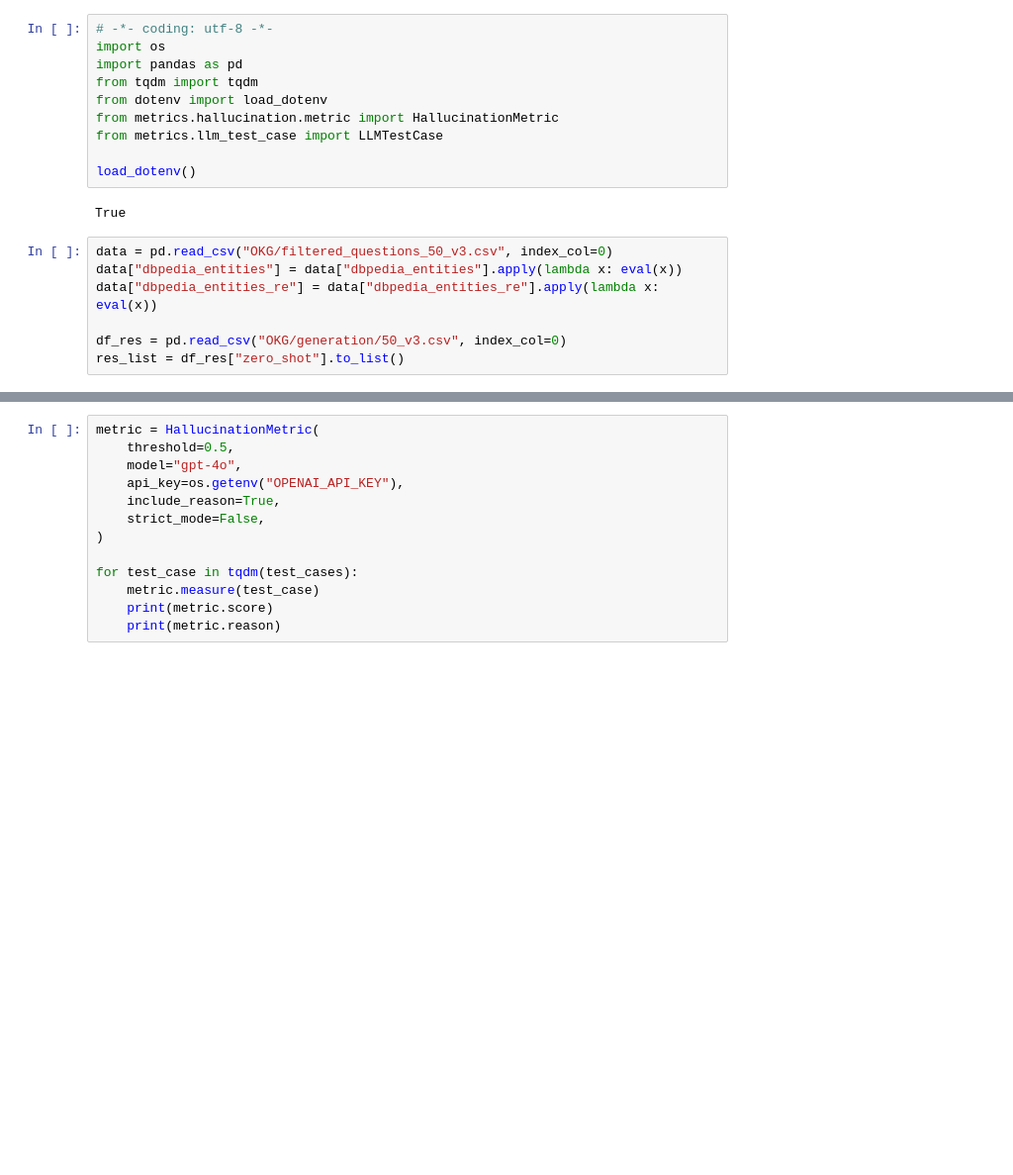
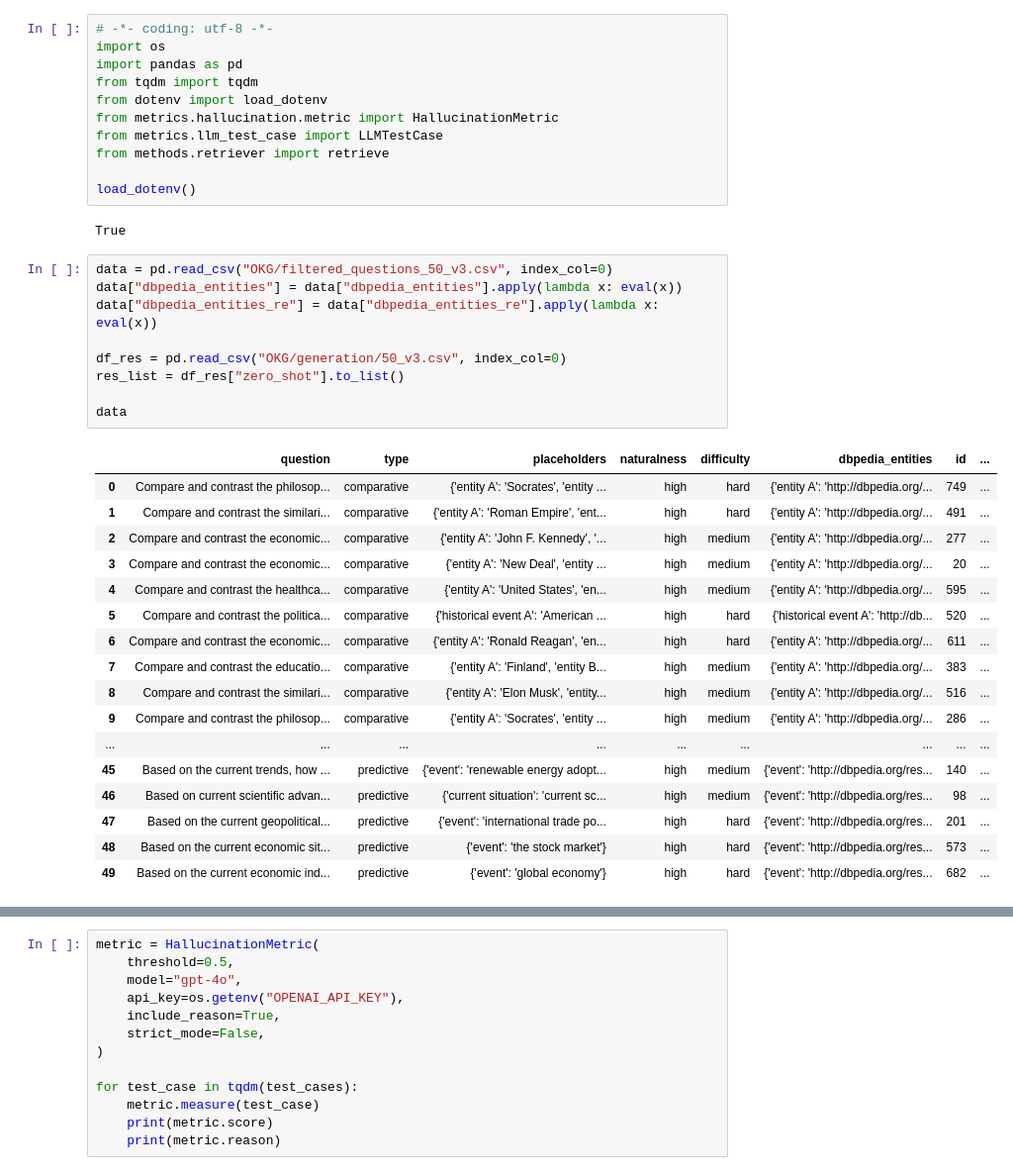
Before and after one commit to Y-Sui/OKGQA, a Jupyter notebook: evaluate.ipynb, the cells around one changed output, grey strips where cells are left out. Shown at 99% size. Drawn from its saved outputs; the diff is of its cells as text; blank space fills up the shorter version.

```diff
--- a/evaluate.ipynb
+++ b/evaluate.ipynb
@@ -6,6 +6,7 @@ from tqdm import tqdm
 from dotenv import load_dotenv
 from metrics.hallucination.metric import HallucinationMetric
 from metrics.llm_test_case import LLMTestCase
+from methods.retriever import retrieve
 
 load_dotenv()
 # %% [output]
@@ -13,10 +14,30 @@ True
 # %%
 data = pd.read_csv("OKG/filtered_questions_50_v3.csv", index_col=0)
 data["dbpedia_entities"] = data["dbpedia_entities"].apply(lambda x: eval(x))
 data["dbpedia_entities_re"] = data["dbpedia_entities_re"].apply(lambda x: eval(x))
 
 df_res = pd.read_csv("OKG/generation/50_v3.csv", index_col=0)
 res_list = df_res["zero_shot"].to_list()
+
+data
+# %% [output]
+|  | question | type | placeholders | naturalness | difficulty | dbpedia_entities | id | ... |
+| 0 | Compare and contrast the philosop... | comparative | {'entity A': 'Socrates', 'entity ... | high | hard | {'entity A': 'http://dbpedia.org/... | 749 | ... |
+| 1 | Compare and contrast the similari... | comparative | {'entity A': 'Roman Empire', 'ent... | high | hard | {'entity A': 'http://dbpedia.org/... | 491 | ... |
+| 2 | Compare and contrast the economic... | comparative | {'entity A': 'John F. Kennedy', '... | high | medium | {'entity A': 'http://dbpedia.org/... | 277 | ... |
+| 3 | Compare and contrast the economic... | comparative | {'entity A': 'New Deal', 'entity ... | high | medium | {'entity A': 'http://dbpedia.org/... | 20 | ... |
+| 4 | Compare and contrast the healthca... | comparative | {'entity A': 'United States', 'en... | high | medium | {'entity A': 'http://dbpedia.org/... | 595 | ... |
+| 5 | Compare and contrast the politica... | comparative | {'historical event A': 'American ... | high | hard | {'historical event A': 'http://db... | 520 | ... |
+| 6 | Compare and contrast the economic... | comparative | {'entity A': 'Ronald Reagan', 'en... | high | hard | {'entity A': 'http://dbpedia.org/... | 611 | ... |
+| 7 | Compare and contrast the educatio... | comparative | {'entity A': 'Finland', 'entity B... | high | medium | {'entity A': 'http://dbpedia.org/... | 383 | ... |
+| 8 | Compare and contrast the similari... | comparative | {'entity A': 'Elon Musk', 'entity... | high | medium | {'entity A': 'http://dbpedia.org/... | 516 | ... |
+| 9 | Compare and contrast the philosop... | comparative | {'entity A': 'Socrates', 'entity ... | high | medium | {'entity A': 'http://dbpedia.org/... | 286 | ... |
+| ... | ... | ... | ... | ... | ... | ... | ... | ... |
+| 45 | Based on the current trends, how ... | predictive | {'event': 'renewable energy adopt... | high | medium | {'event': 'http://dbpedia.org/res... | 140 | ... |
+| 46 | Based on current scientific advan... | predictive | {'current situation': 'current sc... | high | medium | {'event': 'http://dbpedia.org/res... | 98 | ... |
+| 47 | Based on the current geopolitical... | predictive | {'event': 'international trade po... | high | hard | {'event': 'http://dbpedia.org/res... | 201 | ... |
+| 48 | Based on the current economic sit... | predictive | {'event': 'the stock market'} | high | hard | {'event': 'http://dbpedia.org/res... | 573 | ... |
+| 49 | Based on the current economic ind... | predictive | {'event': 'global economy'} | high | hard | {'event': 'http://dbpedia.org/res... | 682 | ... |
 # %%
 test_cases = []
 for index, sample in data.iterrows():
```
Also changed, not shown: parts of 1 cell of this notebook, 4 other files.
